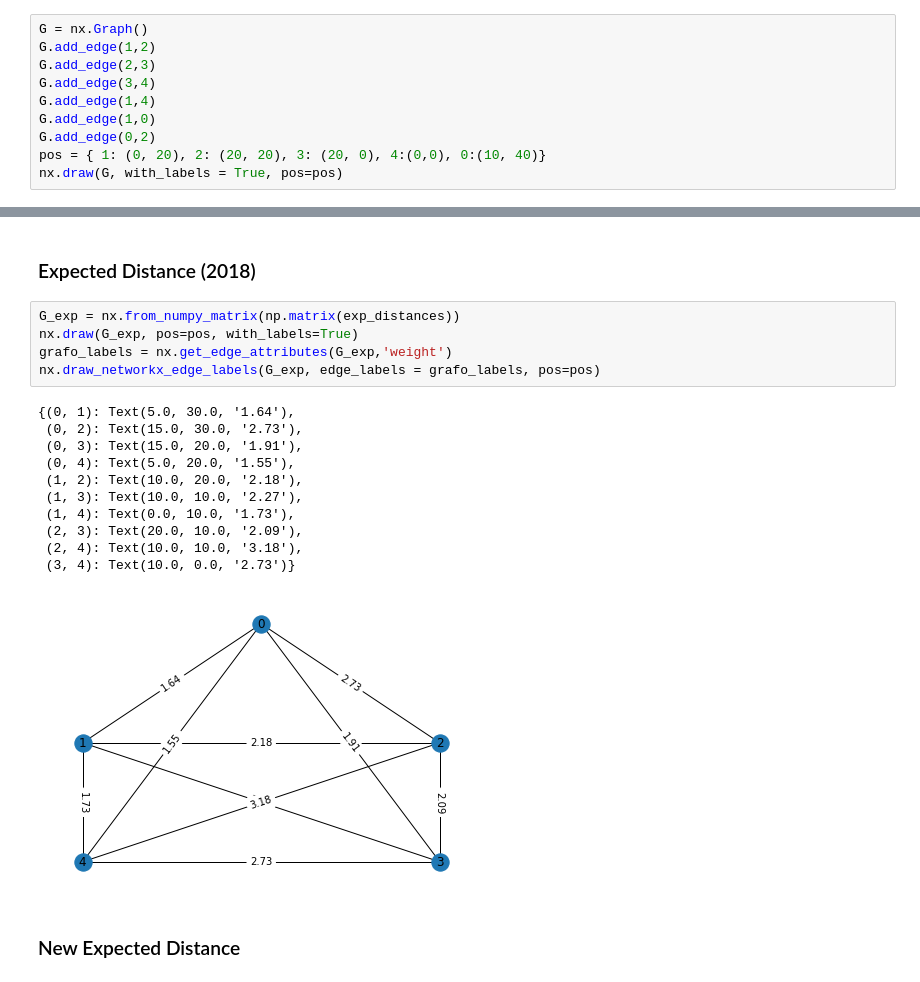
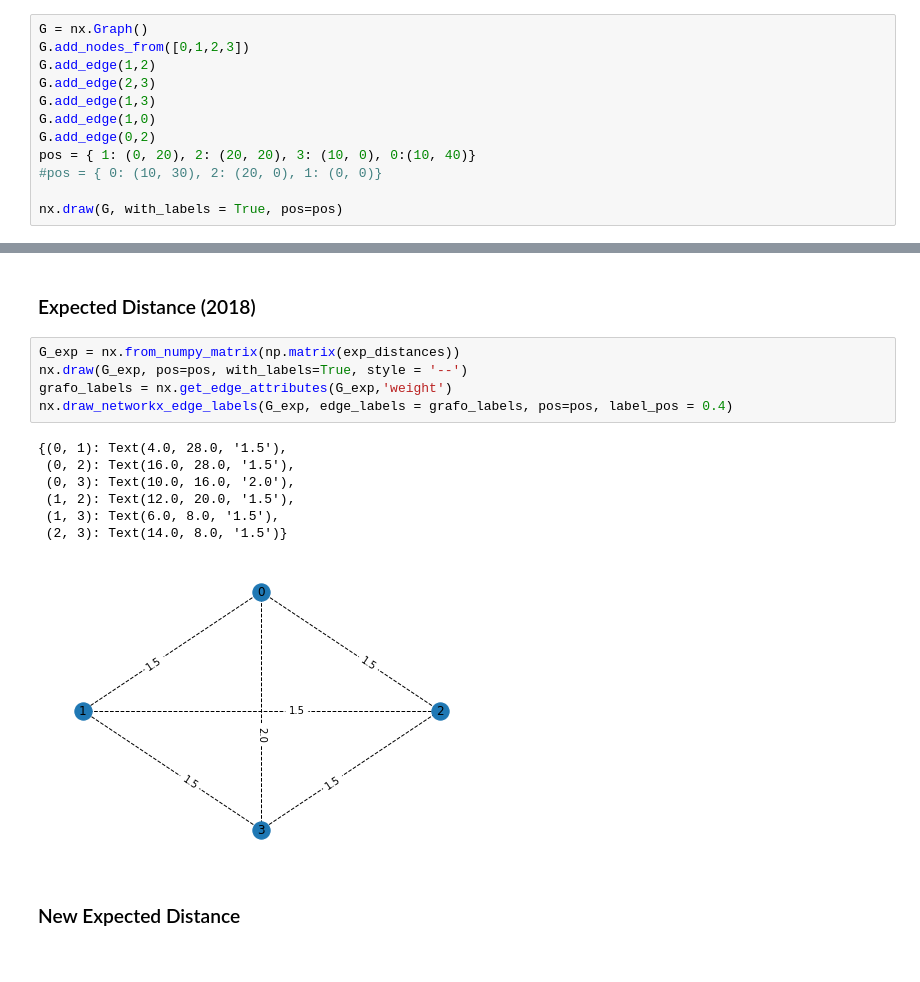
Before and after one commit to eterriault/expected_distance, a Jupyter notebook: presentation.ipynb, the cells around one changed output, grey strips where cells are left out. Drawn from its saved outputs; the diff is of its cells as text.

```diff
--- a/presentation.ipynb
+++ b/presentation.ipynb
@@ -8,12 +8,14 @@ import seaborn as sns
 import random
 # %%
 G = nx.Graph()
+G.add_nodes_from([0,1,2,3])
 G.add_edge(1,2)
 G.add_edge(2,3)
-G.add_edge(3,4)
-G.add_edge(1,4)
+G.add_edge(1,3)
 G.add_edge(1,0)
 G.add_edge(0,2)
-pos = { 1: (0, 20), 2: (20, 20), 3: (20, 0), 4:(0,0), 0:(10, 40)}
+pos = { 1: (0, 20), 2: (20, 20), 3: (10, 0), 0:(10, 40)}
+#pos = { 0: (10, 30), 2: (20, 0), 1: (0, 0)}
+
 nx.draw(G, with_labels = True, pos=pos)
 # %% [output]
@@ -92,21 +99,17 @@ nx.draw_networkx_edge_labels(G_res, edge_labels = grafo_labels, pos=pos)
 ### Expected Distance (2018)
 # %%
 G_exp = nx.from_numpy_matrix(np.matrix(exp_distances))
-nx.draw(G_exp, pos=pos, with_labels=True)
+nx.draw(G_exp, pos=pos, with_labels=True, style = '--')
 grafo_labels = nx.get_edge_attributes(G_exp,'weight')
-nx.draw_networkx_edge_labels(G_exp, edge_labels = grafo_labels, pos=pos)
+nx.draw_networkx_edge_labels(G_exp, edge_labels = grafo_labels, pos=pos, label_pos = 0.4)
 # %% [output]
-{(0, 1): Text(5.0, 30.0, '1.64'),
- (0, 2): Text(15.0, 30.0, '2.73'),
- (0, 3): Text(15.0, 20.0, '1.91'),
- (0, 4): Text(5.0, 20.0, '1.55'),
- (1, 2): Text(10.0, 20.0, '2.18'),
- (1, 3): Text(10.0, 10.0, '2.27'),
- (1, 4): Text(0.0, 10.0, '1.73'),
- (2, 3): Text(20.0, 10.0, '2.09'),
- (2, 4): Text(10.0, 10.0, '3.18'),
- (3, 4): Text(10.0, 0.0, '2.73')}
+{(0, 1): Text(4.0, 28.0, '1.5'),
+ (0, 2): Text(16.0, 28.0, '1.5'),
+ (0, 3): Text(10.0, 16.0, '2.0'),
+ (1, 2): Text(12.0, 20.0, '1.5'),
+ (1, 3): Text(6.0, 8.0, '1.5'),
+ (2, 3): Text(14.0, 8.0, '1.5')}
-[figure, old version]
+[figure, new version]
 # %% [markdown]
 ### New Expected Distance
 # %%
```
Also changed, not shown: parts of 6 cells of this notebook.
